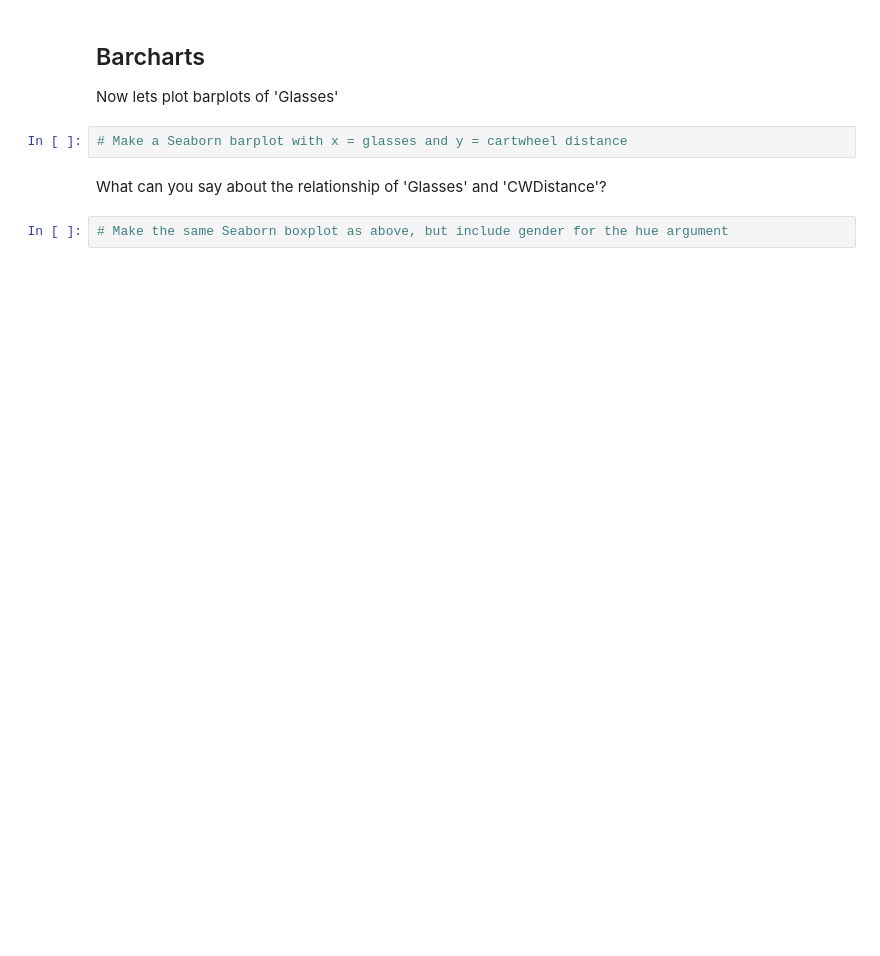
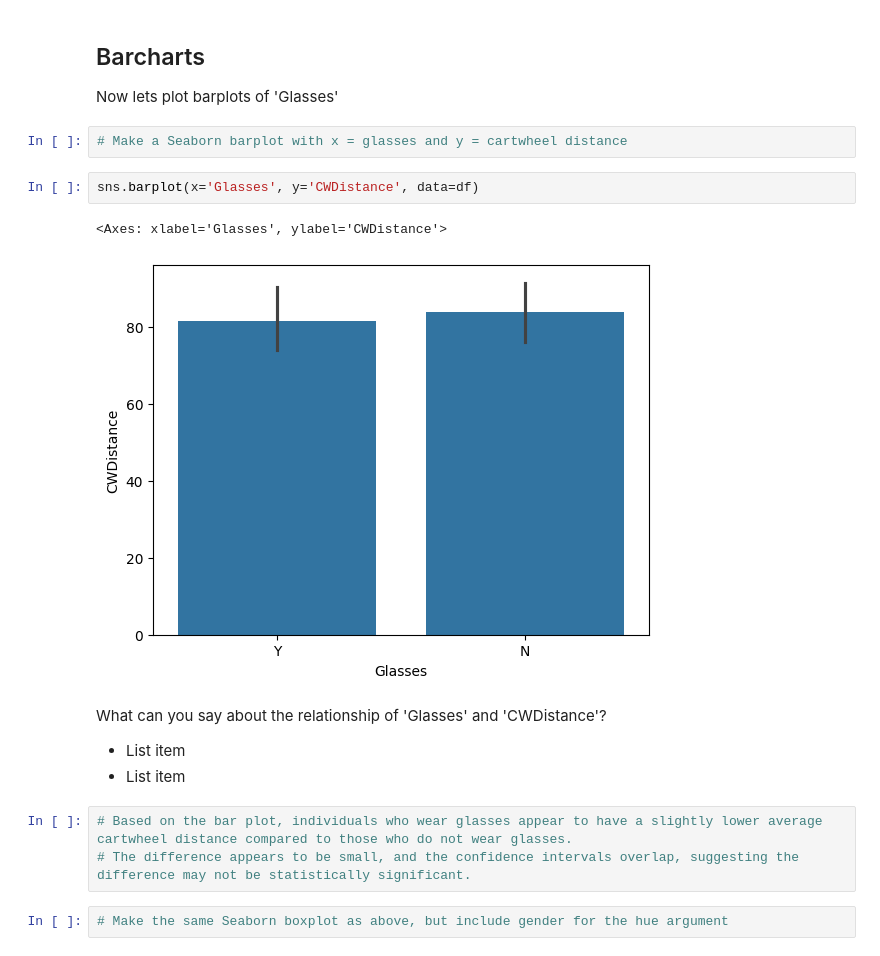
Before and after one commit to emirmaciastec/MEM_M-todos_estadisticos, a Jupyter notebook: lab3_6_w3_assessment.ipynb, the cells around one changed output. Saved outputs shown, nothing was run; the diff lists cells and outputs as text; blank space fills up the shorter version.

```diff
--- a/lab3_6_w3_assessment.ipynb
+++ b/lab3_6_w3_assessment.ipynb
@@ -72,7 +93,18 @@ Does does this new information on the plot change your interpretation of the rel
 Now lets plot barplots of 'Glasses'
 # %%
 # Make a Seaborn barplot with x = glasses and y = cartwheel distance
+# %%
+sns.barplot(x='Glasses', y='CWDistance', data=df)
+# %% [output]
+<Axes: xlabel='Glasses', ylabel='CWDistance'>
+[figure, added]
 # %% [markdown]
 What can you say about the relationship of 'Glasses' and 'CWDistance'?
+
+*   List item
+*   List item
+# %%
+# Based on the bar plot, individuals who wear glasses appear to have a slightly lower average cartwheel distance compared to those who do not wear glasses.
+# The difference appears to be small, and the confidence intervals overlap, suggesting the difference may not be statistically significant.
 # %%
 # Make the same Seaborn boxplot as above, but include gender for the hue argument
```
Also changed, not shown: parts of 9 cells of this notebook.
